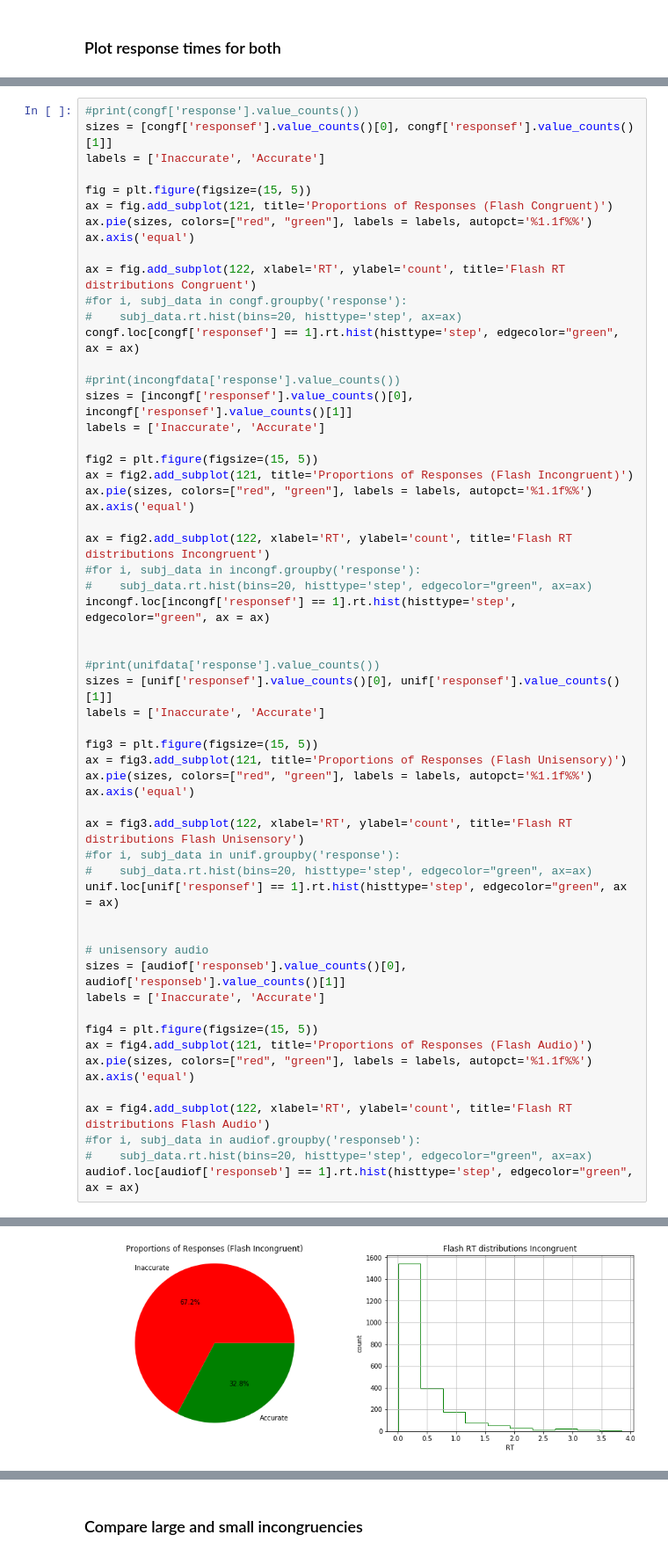
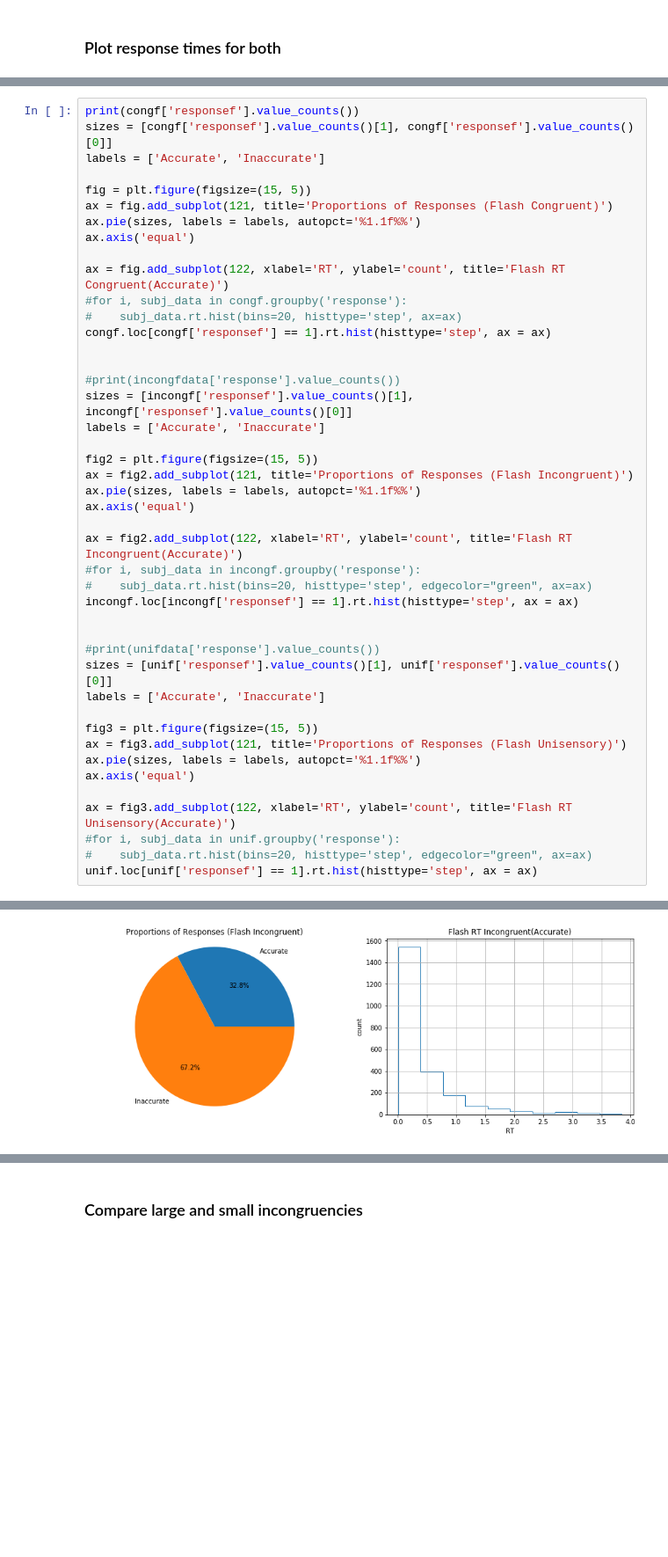
Before and after one commit to chauedwin/NumerosityHDDM, a Jupyter notebook: NumerosityHDDM.ipynb, the cells around one changed output, grey strips where cells are left out. Shown: that part at 88% size. Saved outputs shown, nothing was run; the diff lists cells and outputs as text; blank space fills up the shorter version.

```diff
--- a/NumerosityHDDM.ipynb
+++ b/NumerosityHDDM.ipynb
@@ -270,59 +312,45 @@ for i, subj_data in unib.groupby('Subj_id'):
 # %%
-#print(congf['response'].value_counts())
-sizes = [congf['responsef'].value_counts()[0], congf['responsef'].value_counts()[1]]
-labels = ['Inaccurate', 'Accurate']
+print(congf['responsef'].value_counts())
+sizes = [congf['responsef'].value_counts()[1], congf['responsef'].value_counts()[0]]
+labels = ['Accurate', 'Inaccurate']
 
 fig = plt.figure(figsize=(15, 5))
 ax = fig.add_subplot(121, title='Proportions of Responses (Flash Congruent)')
-ax.pie(sizes, colors=["red", "green"], labels = labels, autopct='%1.1f%%')
+ax.pie(sizes, labels = labels, autopct='%1.1f%%')
 ax.axis('equal')
 
-ax = fig.add_subplot(122, xlabel='RT', ylabel='count', title='Flash RT distributions Congruent')
+ax = fig.add_subplot(122, xlabel='RT', ylabel='count', title='Flash RT Congruent(Accurate)')
 #for i, subj_data in congf.groupby('response'):
 #    subj_data.rt.hist(bins=20, histtype='step', ax=ax)
-congf.loc[congf['responsef'] == 1].rt.hist(histtype='step', edgecolor="green", ax = ax)
+congf.loc[congf['responsef'] == 1].rt.hist(histtype='step', ax = ax)
+
 
 #print(incongfdata['response'].value_counts())
-sizes = [incongf['responsef'].value_counts()[0], incongf['responsef'].value_counts()[1]]
-labels = ['Inaccurate', 'Accurate']
+sizes = [incongf['responsef'].value_counts()[1], incongf['responsef'].value_counts()[0]]
+labels = ['Accurate', 'Inaccurate']
 
 fig2 = plt.figure(figsize=(15, 5))
 ax = fig2.add_subplot(121, title='Proportions of Responses (Flash Incongruent)')
-ax.pie(sizes, colors=["red", "green"], labels = labels, autopct='%1.1f%%')
+ax.pie(sizes, labels = labels, autopct='%1.1f%%')
 ax.axis('equal')
 
-ax = fig2.add_subplot(122, xlabel='RT', ylabel='count', title='Flash RT distributions Incongruent')
+ax = fig2.add_subplot(122, xlabel='RT', ylabel='count', title='Flash RT Incongruent(Accurate)')
 #for i, subj_data in incongf.groupby('response'):
 #    subj_data.rt.hist(bins=20, histtype='step', edgecolor="green", ax=ax)
-incongf.loc[incongf['responsef'] == 1].rt.hist(histtype='step', edgecolor="green", ax = ax)
+incongf.loc[incongf['responsef'] == 1].rt.hist(histtype='step', ax = ax)
 
 
 #print(unifdata['response'].value_counts())
-sizes = [unif['responsef'].value_counts()[0], unif['responsef'].value_counts()[1]]
-labels = ['Inaccurate', 'Accurate']
+sizes = [unif['responsef'].value_counts()[1], unif['responsef'].value_counts()[0]]
+labels = ['Accurate', 'Inaccurate']
 
 fig3 = plt.figure(figsize=(15, 5))
 ax = fig3.add_subplot(121, title='Proportions of Responses (Flash Unisensory)')
-ax.pie(sizes, colors=["red", "green"], labels = labels, autopct='%1.1f%%')
+ax.pie(sizes, labels = labels, autopct='%1.1f%%')
 ax.axis('equal')
 
-ax = fig3.add_subplot(122, xlabel='RT', ylabel='count', title='Flash RT distributions Flash Unisensory')
+ax = fig3.add_subplot(122, xlabel='RT', ylabel='count', title='Flash RT Unisensory(Accurate)')
 #for i, subj_data in unif.groupby('response'):
 #    subj_data.rt.hist(bins=20, histtype='step', edgecolor="green", ax=ax)
-unif.loc[unif['responsef'] == 1].rt.hist(histtype='step', edgecolor="green", ax = ax)
-
-
-# unisensory audio
-sizes = [audiof['responseb'].value_counts()[0], audiof['responseb'].value_counts()[1]]
-labels = ['Inaccurate', 'Accurate']
-
-fig4 = plt.figure(figsize=(15, 5))
-ax = fig4.add_subplot(121, title='Proportions of Responses (Flash Audio)')
-ax.pie(sizes, colors=["red", "green"], labels = labels, autopct='%1.1f%%')
-ax.axis('equal')
-
-ax = fig4.add_subplot(122, xlabel='RT', ylabel='count', title='Flash RT distributions Flash Audio')
-#for i, subj_data in audiof.groupby('responseb'):
-#    subj_data.rt.hist(bins=20, histtype='step', edgecolor="green", ax=ax)
-audiof.loc[audiof['responseb'] == 1].rt.hist(histtype='step', edgecolor="green", ax = ax)
+unif.loc[unif['responsef'] == 1].rt.hist(histtype='step', ax = ax)
 # %% [output]
@@ -331 +362 @@ audiof.loc[audiof['responseb'] == 1].rt.hist(histtype='step', edgecolor="green",
-[figure, old version]
+[figure, new version]
```
Also changed, not shown: parts of 31 cells of this notebook.
